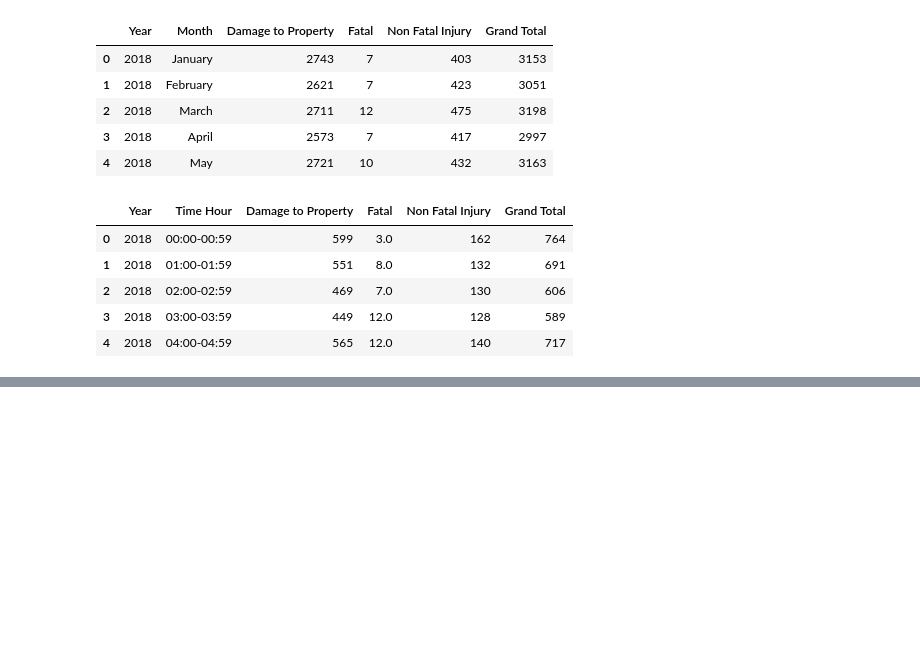
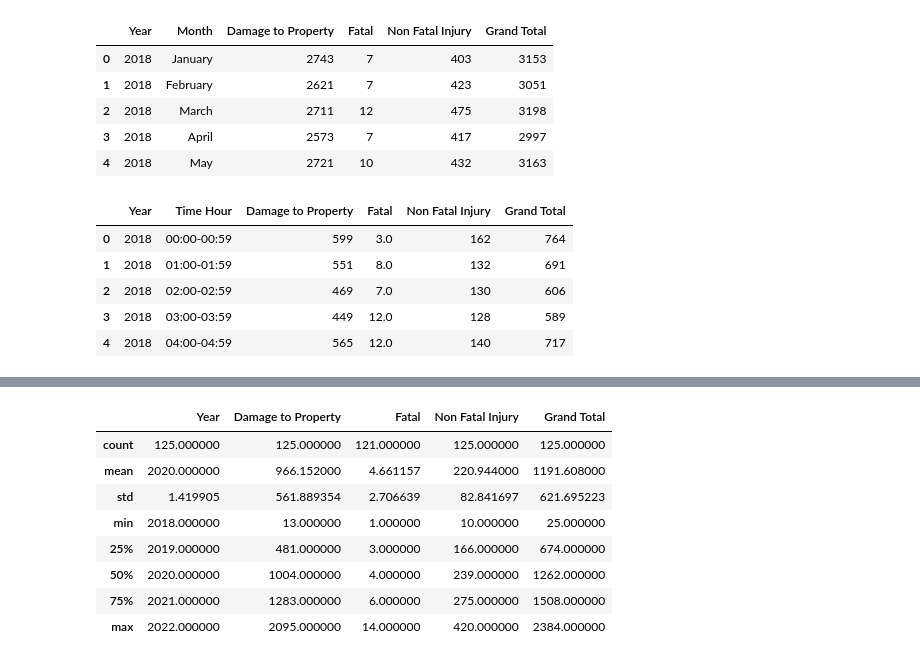
Before and after one commit to MaiJhay/Road-Accidents-In-Quezon-City, a Jupyter notebook: main.ipynb, the cells around one changed output, grey strips where cells are left out. Saved outputs shown, nothing was run; the diff lists cells and outputs as text; code cells hidden in the pictures; blank space fills up the shorter version.

```diff
--- a/main.ipynb
+++ b/main.ipynb
@@ -45,0 +108,12 @@ df_hour.head()
+# %%
+df_hour.describe()
+# %% [output]
+|  | Year | Damage to Property | Fatal | Non Fatal Injury | Grand Total |
+| count | 125.000000 | 125.000000 | 121.000000 | 125.000000 | 125.000000 |
+| mean | 2020.000000 | 966.152000 | 4.661157 | 220.944000 | 1191.608000 |
+| std | 1.419905 | 561.889354 | 2.706639 | 82.841697 | 621.695223 |
+| min | 2018.000000 | 13.000000 | 1.000000 | 10.000000 | 25.000000 |
+| 25% | 2019.000000 | 481.000000 | 3.000000 | 166.000000 | 674.000000 |
+| 50% | 2020.000000 | 1004.000000 | 4.000000 | 239.000000 | 1262.000000 |
+| 75% | 2021.000000 | 1283.000000 | 6.000000 | 275.000000 | 1508.000000 |
+| max | 2022.000000 | 2095.000000 | 14.000000 | 420.000000 | 2384.000000 |
```
Also changed, not shown: parts of 10 cells of this notebook.
